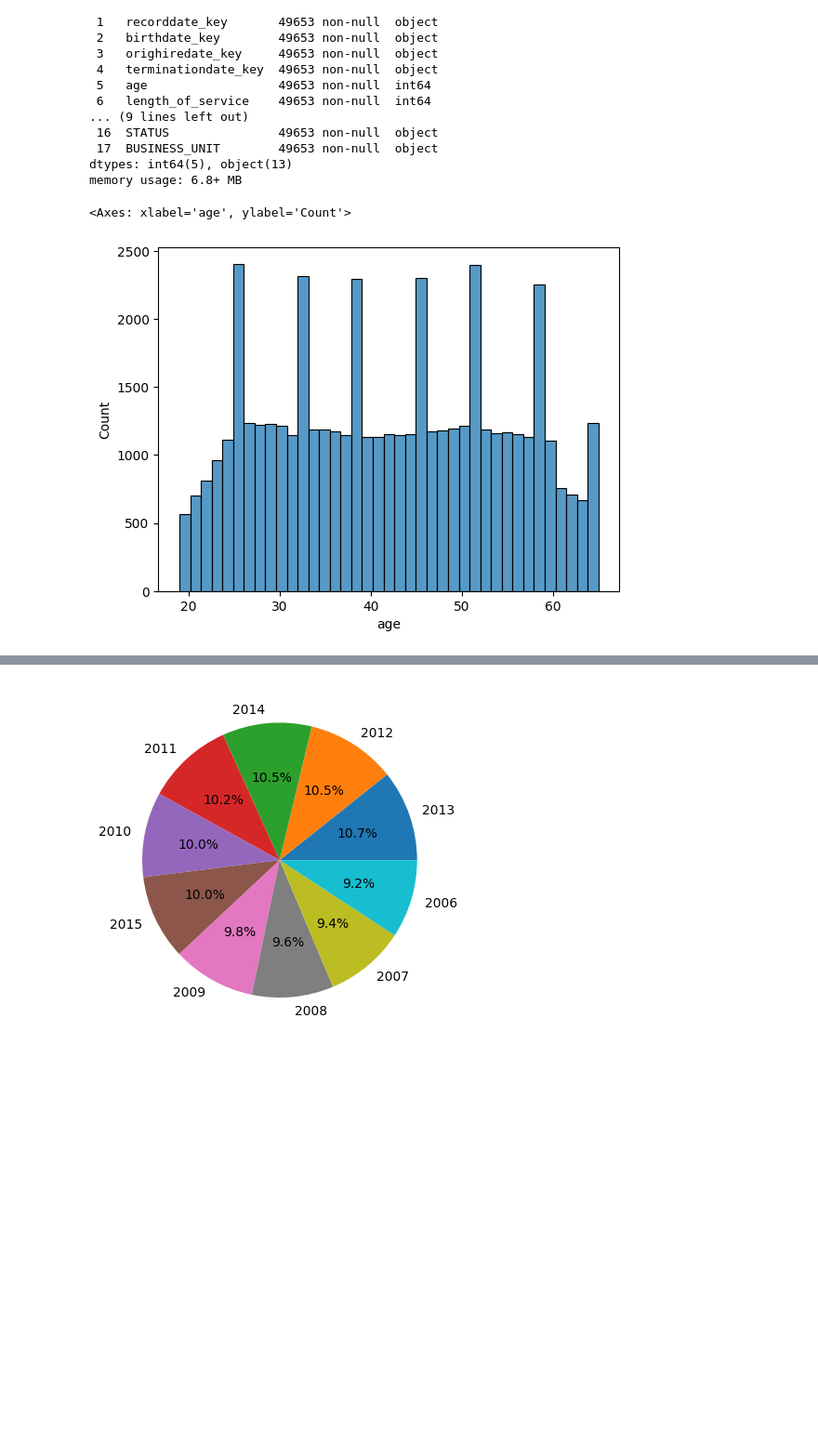
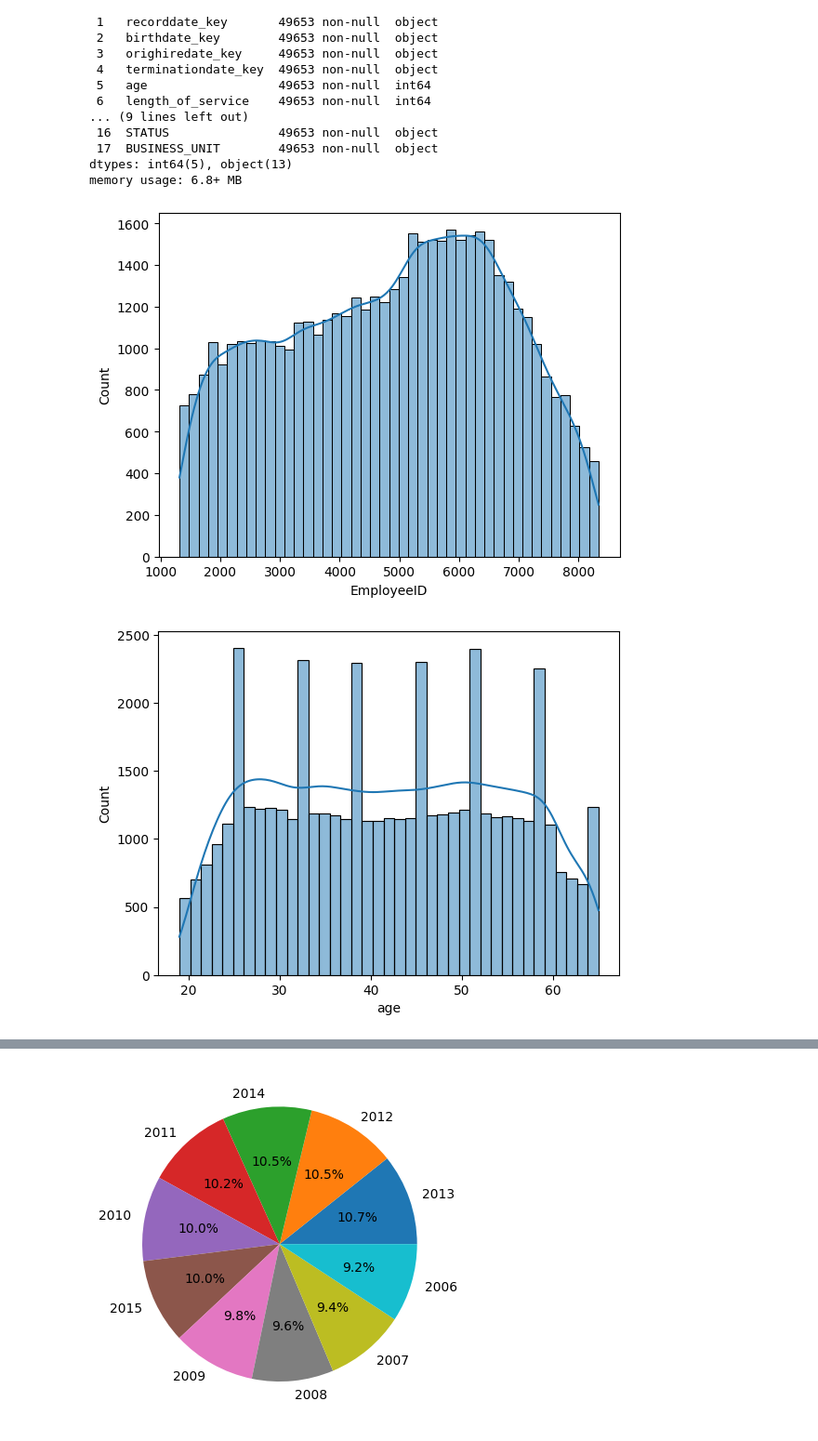
Before and after one commit to Bankasivayadav12/data_preprocessing, a Jupyter notebook: employee_datavisualization.ipynb, the cells around one changed output, grey strips where cells are left out. Shown: that part at 93% size. Cells and saved outputs as stored; diff of their text form; code cells hidden in the pictures; blank space fills up the shorter version.

```diff
--- a/employee_datavisualization.ipynb
+++ b/employee_datavisualization.ipynb
@@ -27,10 +35,16 @@ dtypes: int64(5), object(13)
 memory usage: 6.8+ MB
 # %%
 #Univariate Analysis
-#Histogram
+#1.Histogram
 #Here we’ll be performing univariate analysis on Numerical variables
 #using the histogram function.
-sns.histplot(data['age'])
+#import warnings
+#warnings.filterwarnings("ignore")
+for i in data.select_dtypes(include="int").columns:
+    sns.histplot(data=data,x=i,kde=True)
+    plt.show()
+
+#sns.histplot(data['age'],kde=True)
 # %% [output]
-<Axes: xlabel='age', ylabel='Count'>
-[figure, old version]
+[figure, new version]
+[figure, added]
```
Also changed, not shown: parts of 14 cells of this notebook.
